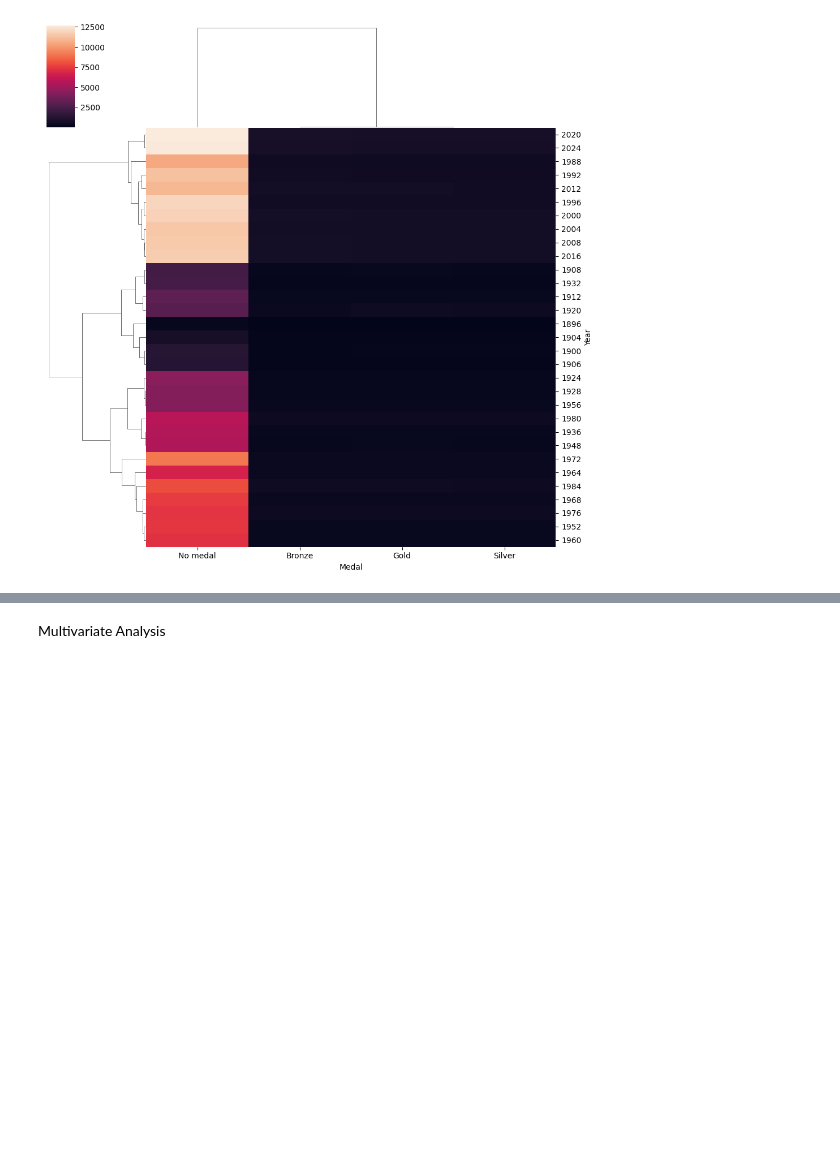
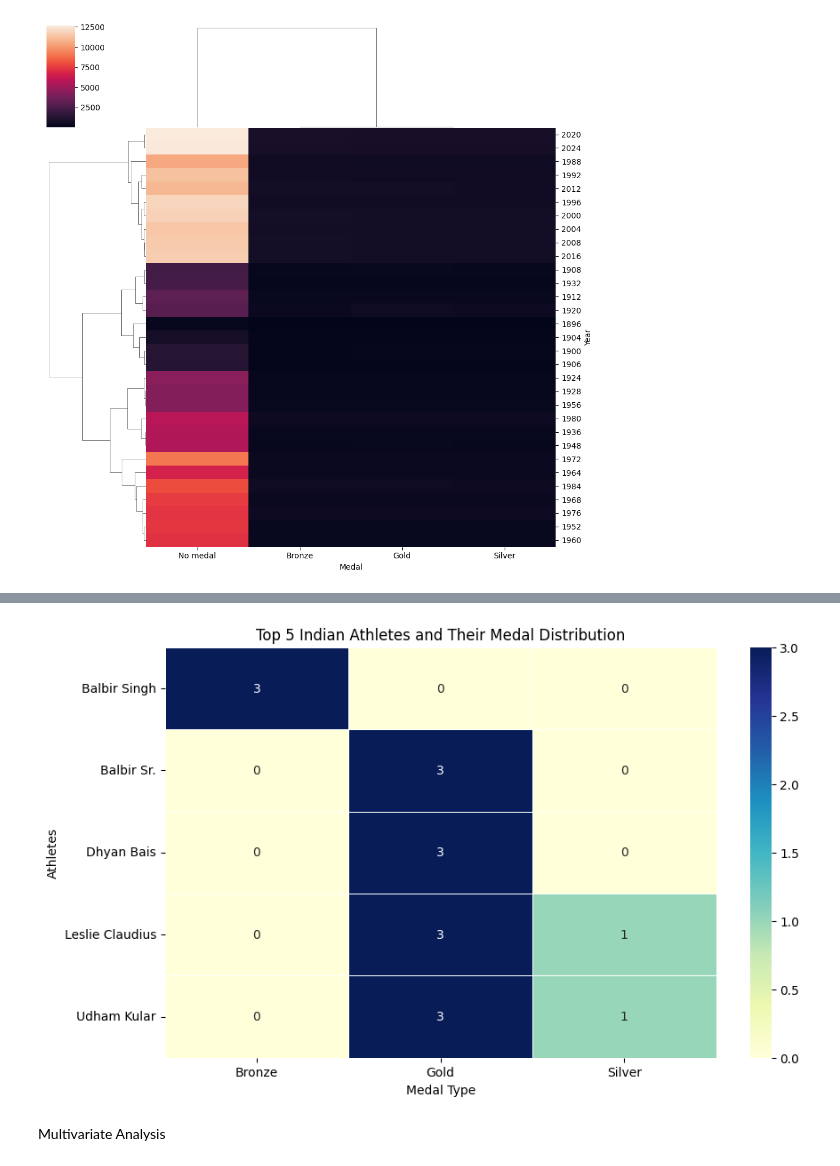
Before and after one commit to PrasoonAZ/ML-Assignment-1-OLympics-Database, a Jupyter notebook: ML_Assignment.ipynb, the cells around one changed output, grey strips where cells are left out. Drawn from its saved outputs; the diff is of its cells as text; code cells hidden in the pictures; blank space fills up the shorter version.

```diff
--- a/ML_Assignment.ipynb
+++ b/ML_Assignment.ipynb
@@ -437,0 +477,3 @@ sns.clustermap(pd.crosstab(df_olympics['Year'], df_olympics['Medal']))
+# %%
+top_5_athletes_medals = india_medals[india_medals['Name'].isin(top_5_athletes.index)].groupby(['Name', 'Medal']).size().unstack(fill_value=0)
+print(top_5_athletes_medals)
@@ -438,3 +505,12 @@ sns.clustermap(pd.crosstab(df_olympics['Year'], df_olympics['Medal']))
+# %%
+plt.figure(figsize=(10, 6))
+sns.heatmap(top_5_athletes_medals, annot=True, cmap='YlGnBu', linewidths=0.5)
+plt.title('Top 5 Indian Athletes and Their Medal Distribution')
+plt.ylabel('Athletes')
+plt.xlabel('Medal Type')
+plt.show()
+# %% [output]
+[figure, added]
 # %% [markdown]
 Multivariate Analysis
 # %%
```
Also changed, not shown: parts of 8 cells of this notebook.
